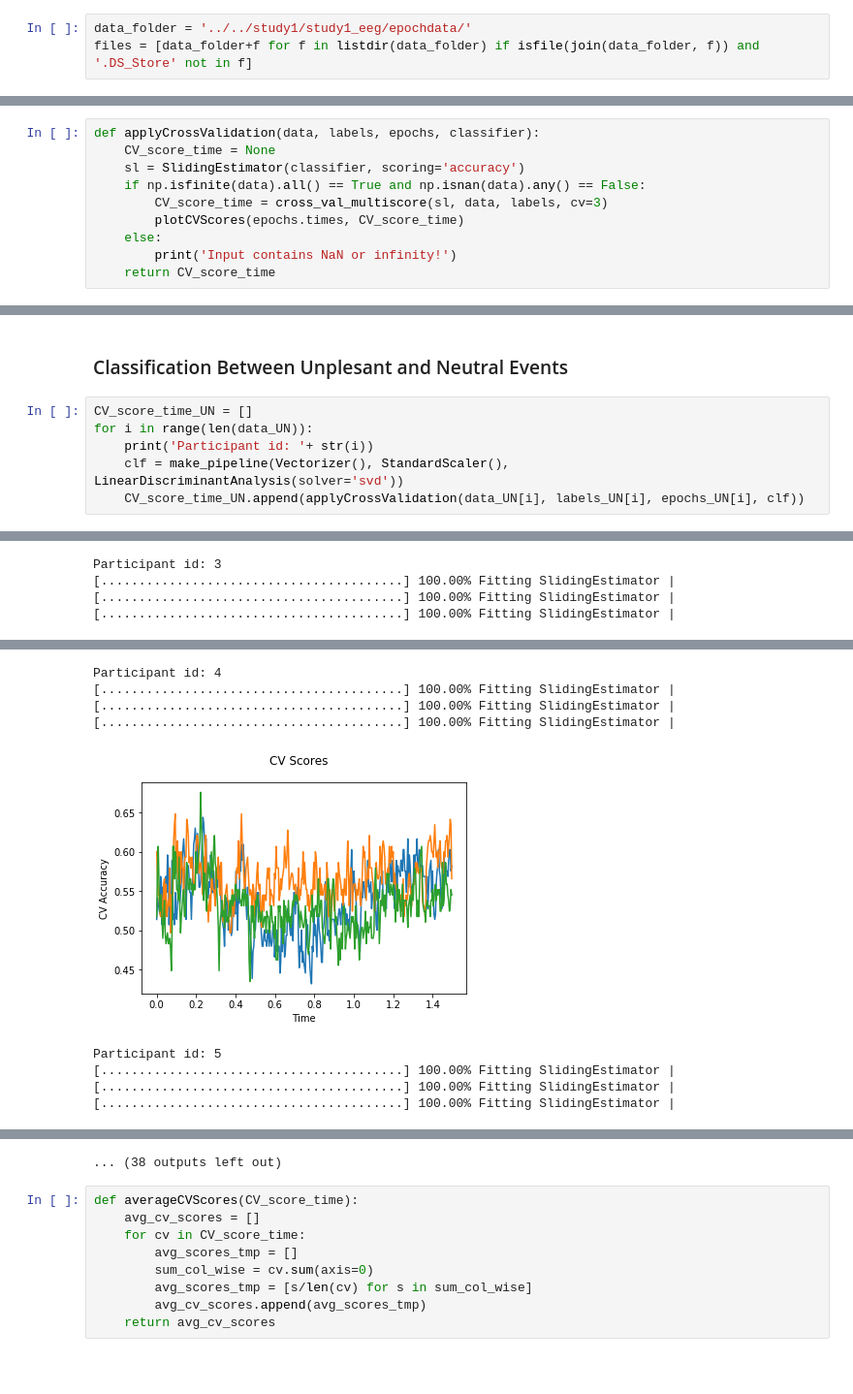
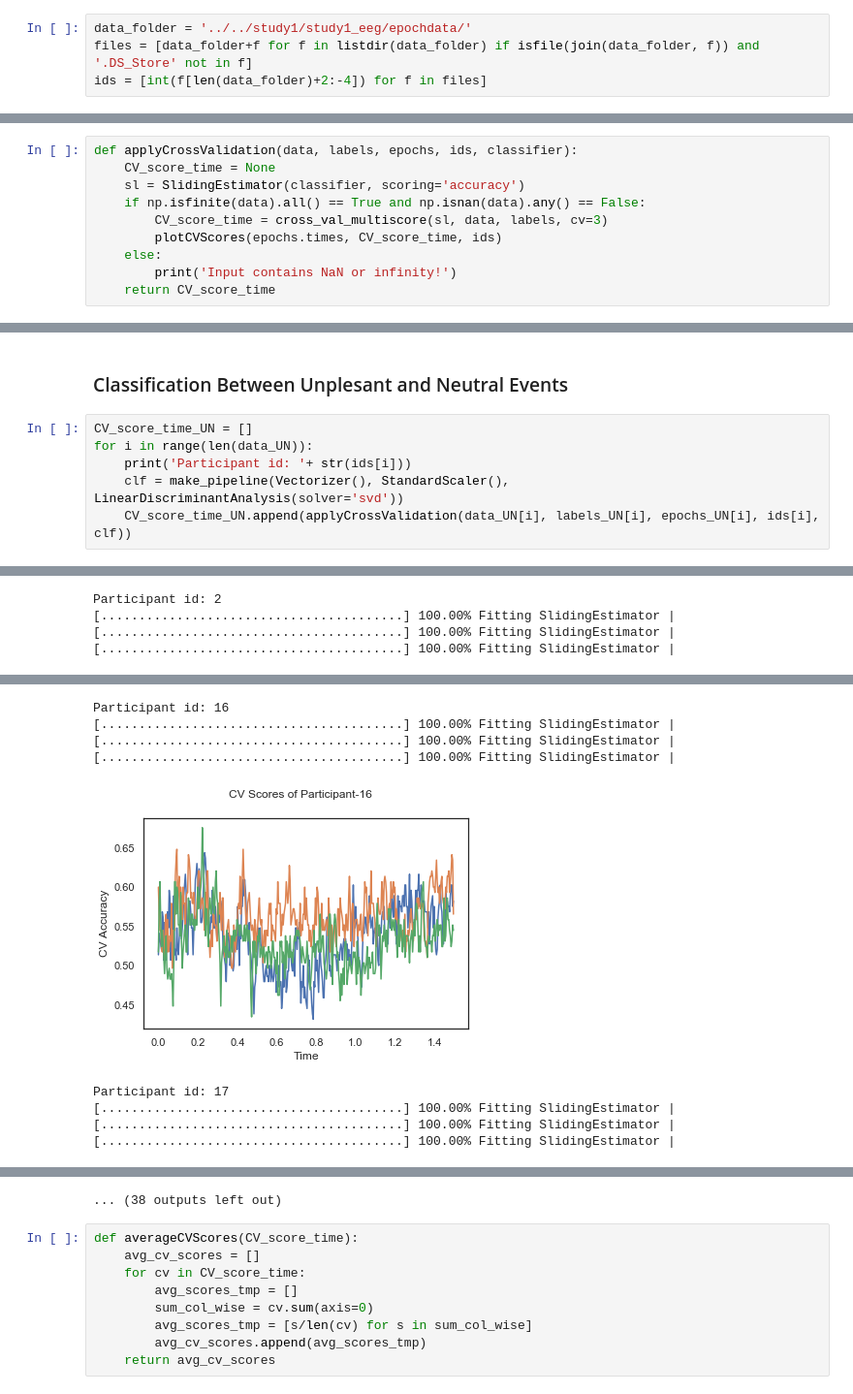
Before and after one commit to aath0/AlgorithmsNeuroscience, a Jupyter notebook: Tutorials/ApplyingMachineLearningMethodstoTemporalDimensions.ipynb, the cells around one changed output, grey strips where cells are left out. Shown at 97% size. Saved outputs shown, nothing was run; the diff lists cells and outputs as text; blank space fills up the shorter version.

Commit message:
participant ids are fixed

```diff
--- a/Tutorials/ApplyingMachineLearningMethodstoTemporalDimensions.ipynb
+++ b/Tutorials/ApplyingMachineLearningMethodstoTemporalDimensions.ipynb
@@ -44,6 +44,7 @@ from sklearn.linear_model import LogisticRegression
 # %%
 data_folder = '../../study1/study1_eeg/epochdata/'
 files = [data_folder+f for f in listdir(data_folder) if isfile(join(data_folder, f)) and '.DS_Store' not in f]
+ids = [int(f[len(data_folder)+2:-4]) for f in files]
 # %%
 epochs = [mne.read_epochs(f, verbose='error') for f in files]
 epochs_UN = [e['FU', 'FN'] for e in epochs]
@@ -61,12 +62,12 @@ labels_NP = [e.events[:,-1] for e in epochs_NP]
 # %% [markdown]
 2. Train classifiers with sliding window estimator on data of each participant separately and apply 3-fold cross validation.
 # %%
-def applyCrossValidation(data, labels, epochs, classifier):
+def applyCrossValidation(data, labels, epochs, ids, classifier):
     CV_score_time = None
     sl = SlidingEstimator(classifier, scoring='accuracy')
     if np.isfinite(data).all() == True and np.isnan(data).any() == False:
         CV_score_time = cross_val_multiscore(sl, data, labels, cv=3)
-        plotCVScores(epochs.times, CV_score_time)
+        plotCVScores(epochs.times, CV_score_time, ids)
     else:
         print('Input contains NaN or infinity!')
     return CV_score_time
@@ -86,7 +90,7 @@ def plotCVScores(times, CV_score_time):
 # %%
 CV_score_time_UN = []
 for i in range(len(data_UN)):
-    print('Participant id: '+ str(i))
+    print('Participant id: '+ str(ids[i]))
     clf = make_pipeline(Vectorizer(), StandardScaler(), LinearDiscriminantAnalysis(solver='svd'))
-    CV_score_time_UN.append(applyCrossValidation(data_UN[i], labels_UN[i], epochs_UN[i], clf))
+    CV_score_time_UN.append(applyCrossValidation(data_UN[i], labels_UN[i], epochs_UN[i], ids[i], clf))
 # %% [output]
@@ -108,4 +112,4 @@ Participant id: 2
-Participant id: 3
+Participant id: 2
 [........................................] 100.00% Fitting SlidingEstimator |
 [........................................] 100.00% Fitting SlidingEstimator |
 [........................................] 100.00% Fitting SlidingEstimator |
@@ -113,9 +117,9 @@ Participant id: 3
-Participant id: 4
+Participant id: 16
 [........................................] 100.00% Fitting SlidingEstimator |
 [........................................] 100.00% Fitting SlidingEstimator |
 [........................................] 100.00% Fitting SlidingEstimator |
-[figure, old version]
+[figure, new version]
-Participant id: 5
+Participant id: 17
 [........................................] 100.00% Fitting SlidingEstimator |
 [........................................] 100.00% Fitting SlidingEstimator |
 [........................................] 100.00% Fitting SlidingEstimator |
```
Also changed, not shown: parts of 2 cells of this notebook.
